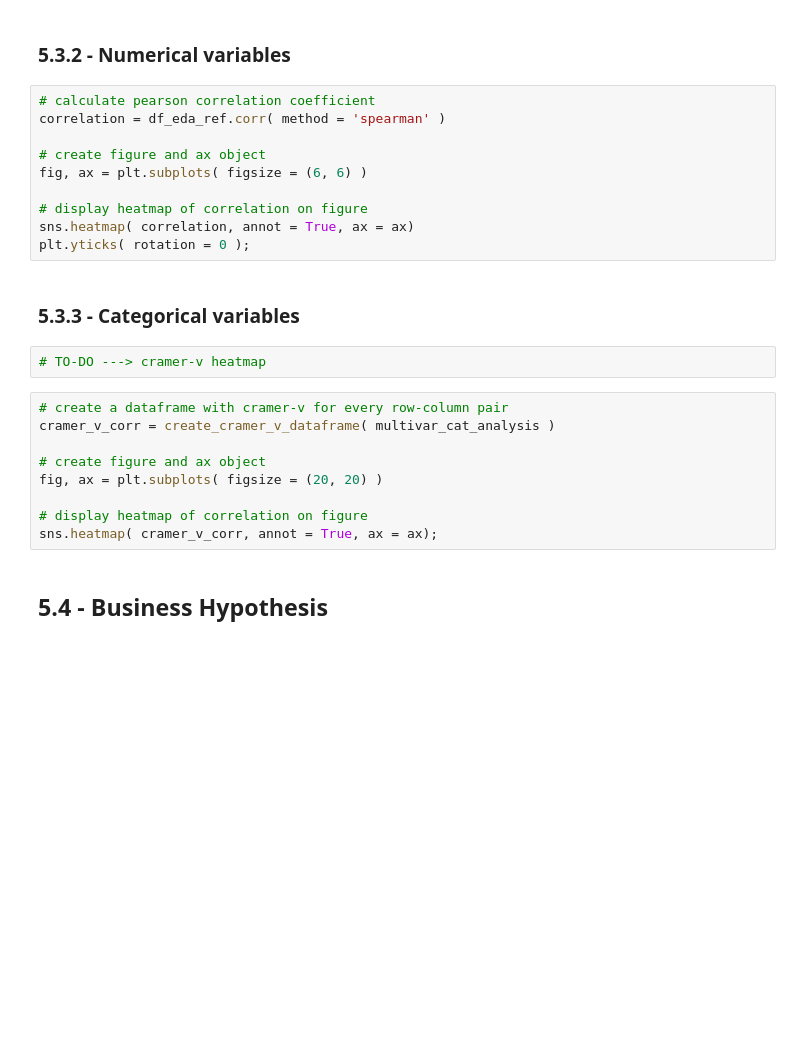
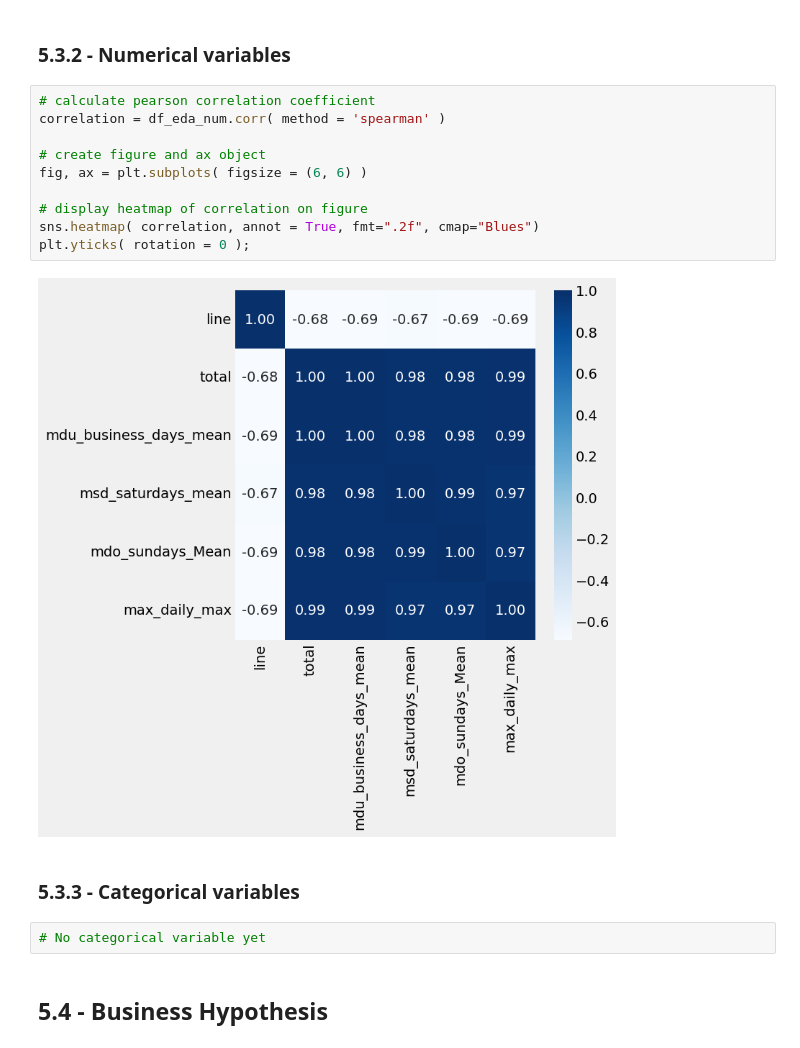
Before and after one commit to OmdenaAI/sao-paulo-chapter-passenger-demand, a Jupyter notebook: src/tasks/task_3_model_training_validation/0.0_gustavo-cunha_first_iteration.ipynb, the cells around one changed output. Cells and saved outputs as stored; diff of their text form; blank space fills up the shorter version.

```diff
--- a/src/tasks/task_3_model_training_validation/0.0_gustavo-cunha_first_iteration.ipynb
+++ b/src/tasks/task_3_model_training_validation/0.0_gustavo-cunha_first_iteration.ipynb
@@ -564,27 +614,20 @@ sns.pairplot( df_eda, diag_kind = "kde" );
 ### 5.3.2 - Numerical variables
 # %%
 # calculate pearson correlation coefficient
-correlation = df_eda_ref.corr( method = 'spearman' )
+correlation = df_eda_num.corr( method = 'spearman' )
 
 # create figure and ax object
 fig, ax = plt.subplots( figsize = (6, 6) )
 
 # display heatmap of correlation on figure
-sns.heatmap( correlation, annot = True, ax = ax)
+sns.heatmap( correlation, annot = True, fmt=".2f", cmap="Blues")
 plt.yticks( rotation = 0 );
+# %% [output]
+[figure, added]
 # %% [markdown]
 ### 5.3.3 - Categorical variables
 # %%
-# TO-DO ---> cramer-v heatmap
+# No categorical variable yet
-# %%
-# create a dataframe with cramer-v for every row-column pair
-cramer_v_corr = create_cramer_v_dataframe( multivar_cat_analysis )
-
-# create figure and ax object
-fig, ax = plt.subplots( figsize = (20, 20) )
-
-# display heatmap of correlation on figure
-sns.heatmap( cramer_v_corr, annot = True, ax = ax);
 # %% [markdown]
 ## 5.4 - Business Hypothesis
 # %% [markdown]
```
Also changed, not shown: parts of 41 cells of this notebook.
